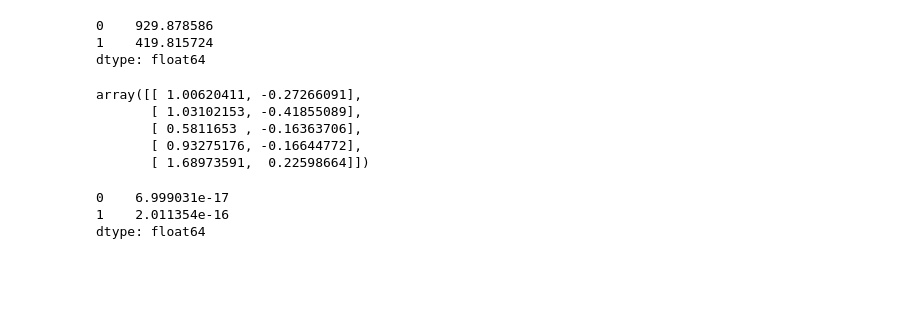
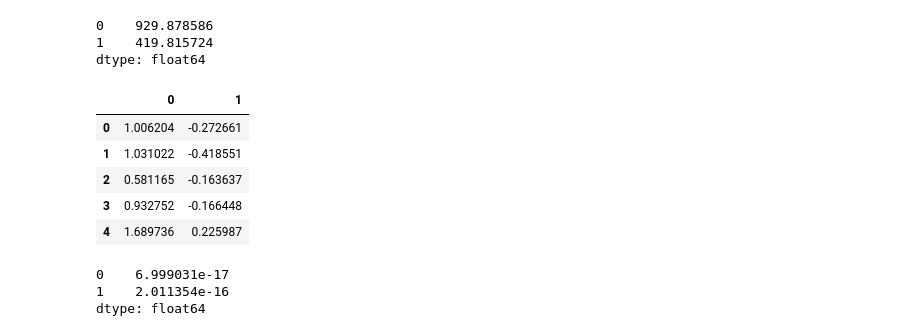
Before and after one commit to aradzikbys/UAM_python, a Jupyter notebook: zadanie_domowe_sklearn/homework.ipynb, the cells around one changed output. Cells and saved outputs as stored; diff of their text form; code cells hidden in the pictures; blank space fills up the shorter version.

```diff
--- a/zadanie_domowe_sklearn/homework.ipynb
+++ b/zadanie_domowe_sklearn/homework.ipynb
@@ -157,16 +160,9 @@ points.std(axis=0)
 1    419.815724
 dtype: float64
 # %%
+# Skalowanie
 from sklearn.preprocessing import StandardScaler
 scaler = StandardScaler()
 scaler.fit(points)
 points_scaled = scaler.transform(points)
-
-points_scaled[:5]
-# %% [output]
-array([[ 1.00620411, -0.27266091],
-       [ 1.03102153, -0.41855089],
-       [ 0.5811653 , -0.16363706],
-       [ 0.93275176, -0.16644772],
-       [ 1.68973591,  0.22598664]])
 # %%
@@ -173,4 +170,14 @@ array([[ 1.00620411, -0.27266091],
 points_scaled = pd.DataFrame(points_scaled)
+# %%
+# Dane po skalowaniu
+points_scaled.head()
+# %% [output]
+|  | 0 | 1 |
+| 0 | 1.006204 | -0.272661 |
+| 1 | 1.031022 | -0.418551 |
+| 2 | 0.581165 | -0.163637 |
+| 3 | 0.932752 | -0.166448 |
+| 4 | 1.689736 | 0.225987 |
 # %%
 points_scaled.mean(axis=0)
 # %% [output]
```
Also changed, not shown: parts of 13 cells of this notebook.
